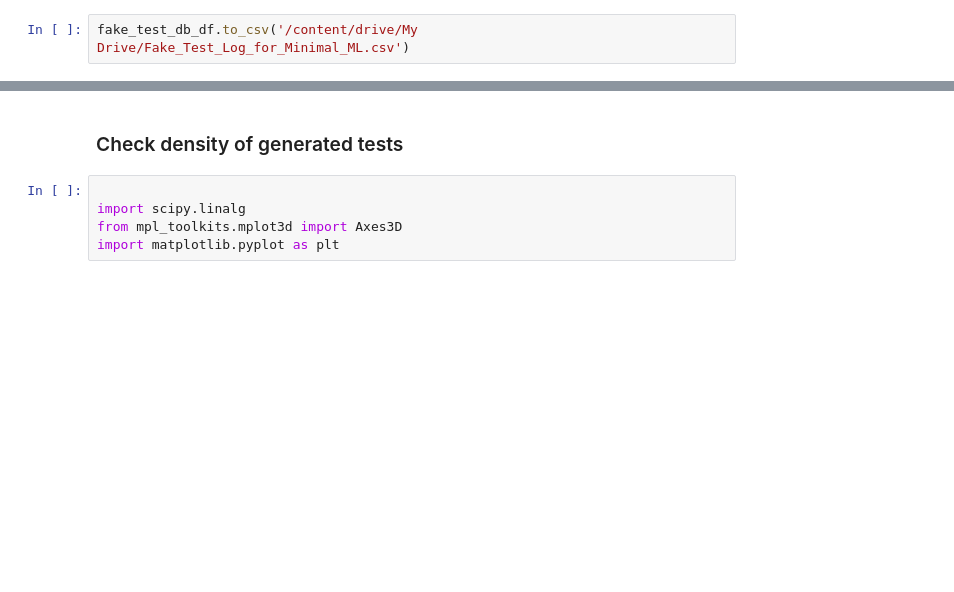
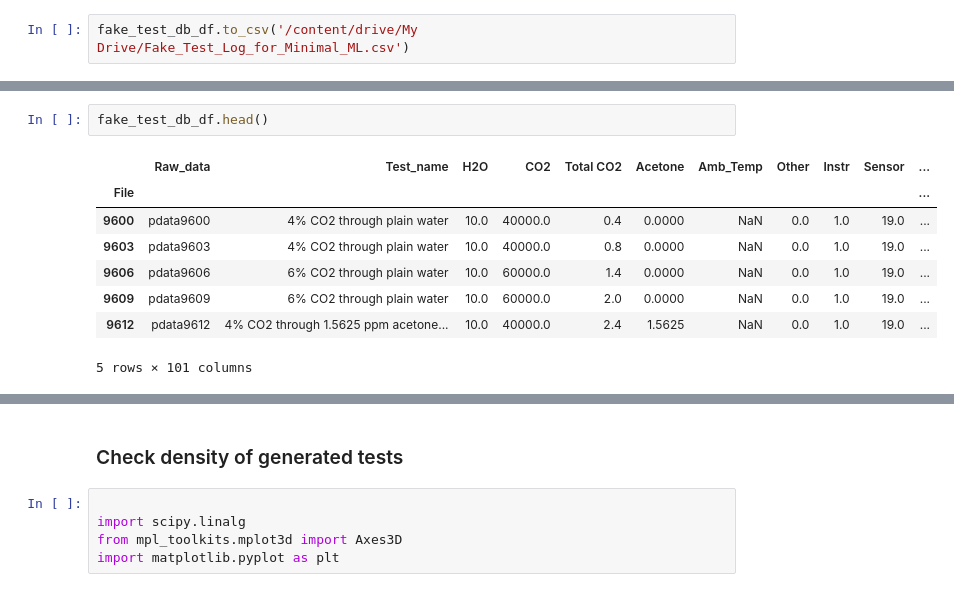
Before and after one commit to ni-metre/Nicole, a Jupyter notebook: Generate_New_Minimal_ML_data.ipynb, the cells around one changed output, grey strips where cells are left out. Drawn from its saved outputs; the diff is of its cells as text; blank space fills up the shorter version.

```diff
--- a/Generate_New_Minimal_ML_data.ipynb
+++ b/Generate_New_Minimal_ML_data.ipynb
@@ -232,0 +296,11 @@ fake_test_db_df.to_csv('/content/drive/My Drive/Fake_Test_Log_for_Minimal_ML.csv
+# %%
+fake_test_db_df.head()
+# %% [output]
+|  | Raw_data | Test_name | H2O | CO2 | Total CO2 | Acetone | Amb_Temp | Other | Instr | Sensor | ... |
+| File |  |  |  |  |  |  |  |  |  |  | ... |
+| 9600 | pdata9600 | 4% CO2 through plain water | 10.0 | 40000.0 | 0.4 | 0.0000 | NaN | 0.0 | 1.0 | 19.0 | ... |
+| 9603 | pdata9603 | 4% CO2 through plain water | 10.0 | 40000.0 | 0.8 | 0.0000 | NaN | 0.0 | 1.0 | 19.0 | ... |
+| 9606 | pdata9606 | 6% CO2 through plain water | 10.0 | 60000.0 | 1.4 | 0.0000 | NaN | 0.0 | 1.0 | 19.0 | ... |
+| 9609 | pdata9609 | 6% CO2 through plain water | 10.0 | 60000.0 | 2.0 | 0.0000 | NaN | 0.0 | 1.0 | 19.0 | ... |
+| 9612 | pdata9612 | 4% CO2 through 1.5625 ppm acetone... | 10.0 | 40000.0 | 2.4 | 1.5625 | NaN | 0.0 | 1.0 | 19.0 | ... |
+5 rows × 101 columns
```
Also changed, not shown: parts of 13 cells of this notebook.
